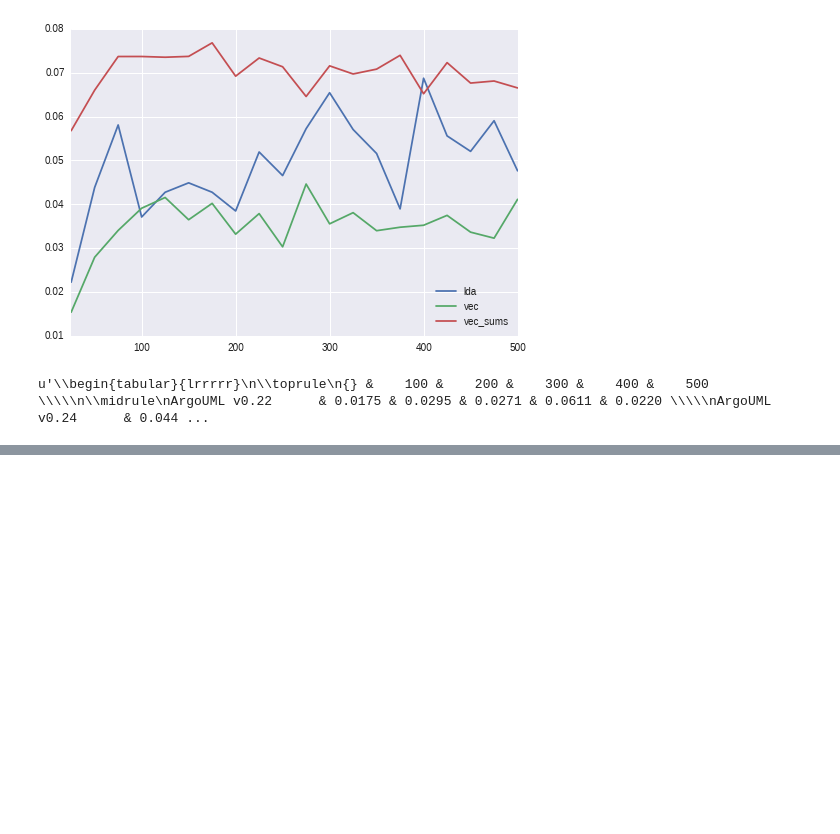
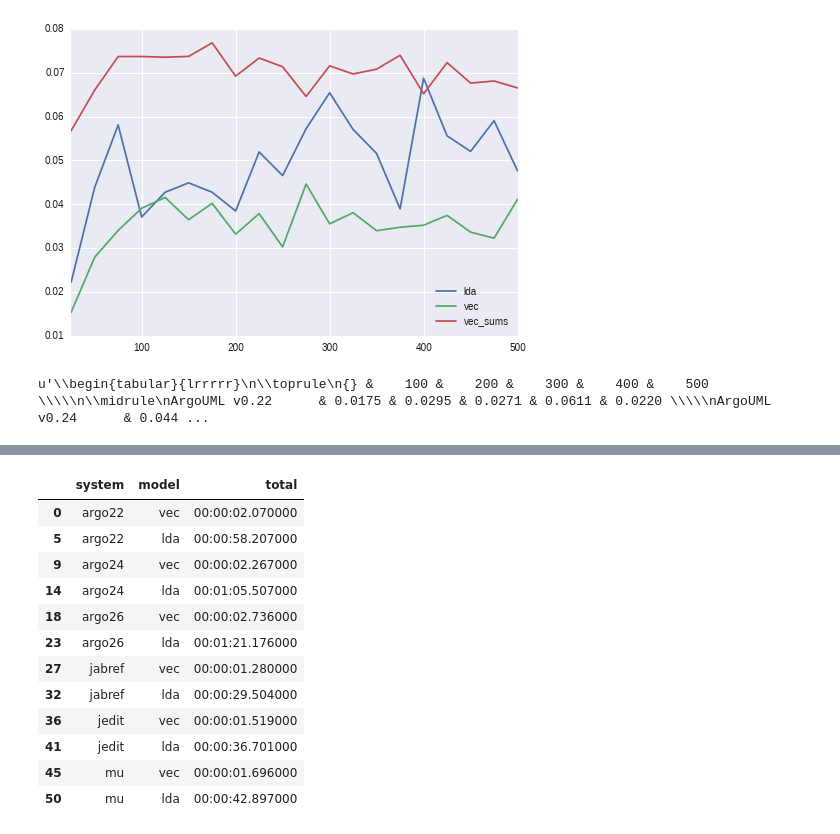
Before and after one commit to cscorley/doc2vec-feature-location, a Jupyter notebook: mrr_graphs.ipynb, the cells around one changed output, grey strips where cells are left out. Cells and saved outputs as stored; diff of their text form; code cells hidden in the pictures; blank space fills up the shorter version.

Commit message:
Add time tables

```diff
--- a/mrr_graphs.ipynb
+++ b/mrr_graphs.ipynb
@@ -108,3 +108,8 @@ with open('icsme15era/tables/vec_sums_mrr.tex', 'w') as f:
 lda.to_latex(float_format=lambda x: "%.4f" % x)
 # %% [output]
 u'\\begin{tabular}{lrrrrr}\n\\toprule\n{} &    100 &    200 &    300 &    400 &    500 \\\\\n\\midrule\nArgoUML v0.22      & 0.0175 & 0.0295 & 0.0271 & 0.0611 & 0.0220 \\\\\nArgoUML v0.24      & 0.044 ...
+# %%
+times = pandas.read_csv('times100.csv', converters={
+        "start": lambda x: pandas.Timestamp(x),
+        "finish": lambda x: pandas.Timestamp(x)})
+info = pandas.read_csv('subjectsizes.csv')
@@ -110,0 +126,22 @@ u'\\begin{tabular}{lrrrrr}\n\\toprule\n{} &    100 &    200 &    300 &    400 &
+# %%
+times["total"] = times.finish - times.start
+del times["start"]
+del times["finish"]
+# %%
+training = times[(times.type == "train")]
+del training["type"]
+training
+# %% [output]
+|  | system | model | total |
+| 0 | argo22 | vec | 00:00:02.070000 |
+| 5 | argo22 | lda | 00:00:58.207000 |
+| 9 | argo24 | vec | 00:00:02.267000 |
+| 14 | argo24 | lda | 00:01:05.507000 |
+| 18 | argo26 | vec | 00:00:02.736000 |
+| 23 | argo26 | lda | 00:01:21.176000 |
+| 27 | jabref | vec | 00:00:01.280000 |
+| 32 | jabref | lda | 00:00:29.504000 |
+| 36 | jedit | vec | 00:00:01.519000 |
+| 41 | jedit | lda | 00:00:36.701000 |
+| 45 | mu | vec | 00:00:01.696000 |
+| 50 | mu | lda | 00:00:42.897000 |
```
Also changed, not shown: parts of 7 cells of this notebook, 5 other files.
